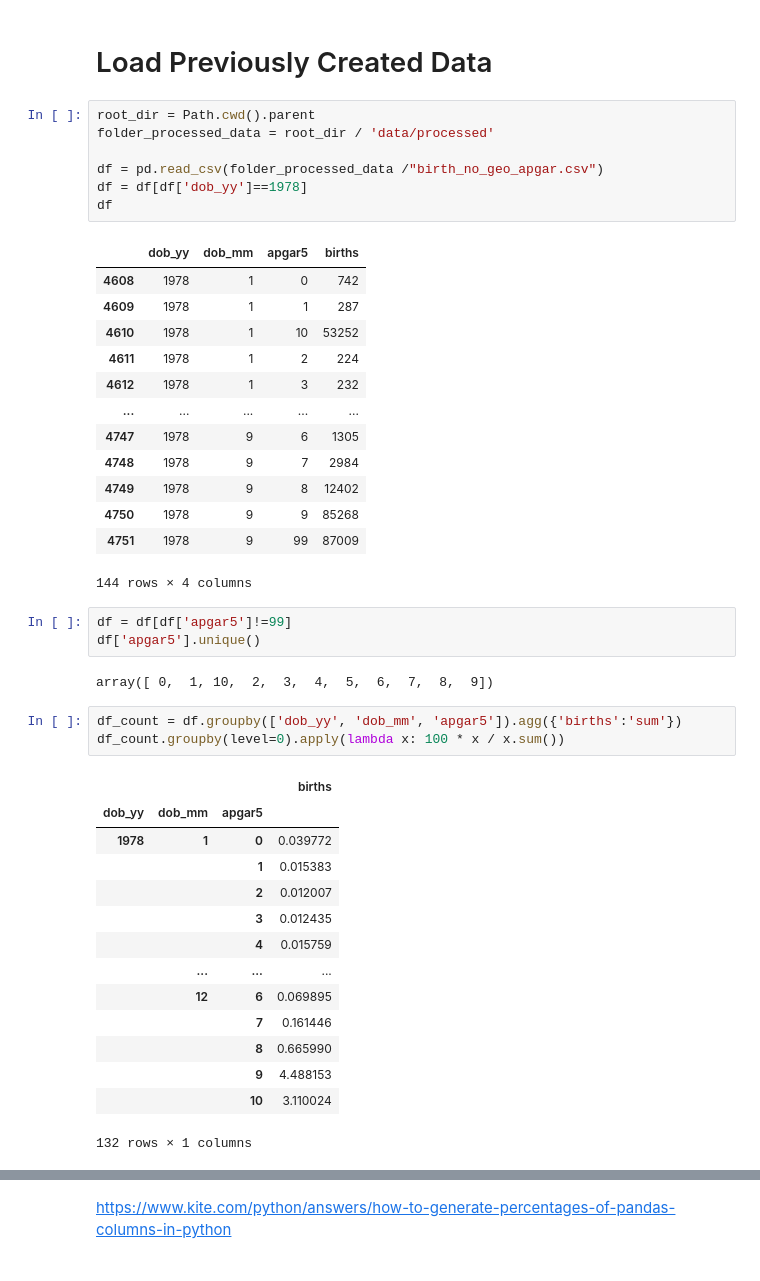
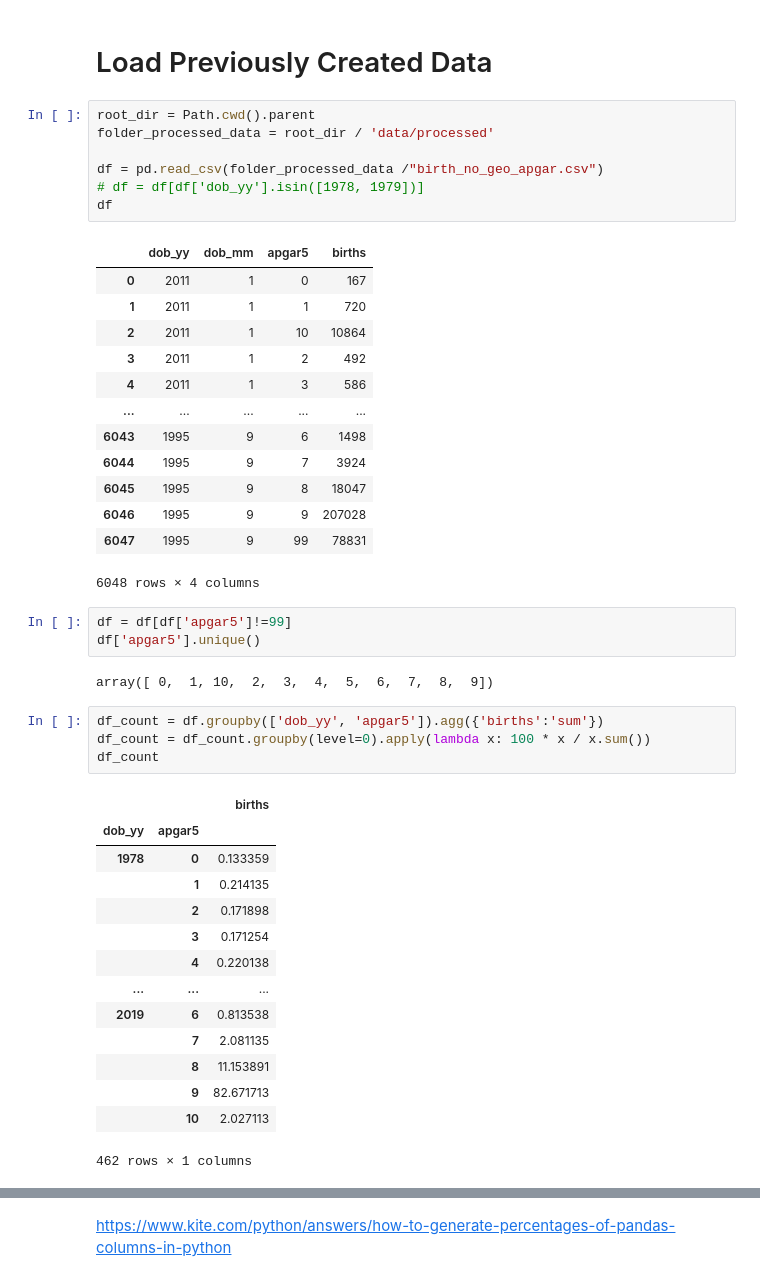
Before and after one commit to tvhahn/cdc-birth-data, a Jupyter notebook: notebooks/1.0-explore-apgar.ipynb, the cells around one changed output, grey strips where cells are left out. Drawn from its saved outputs; the diff is of its cells as text.

Commit message:
looking at apgar over years

```diff
--- a/notebooks/1.0-explore-apgar.ipynb
+++ b/notebooks/1.0-explore-apgar.ipynb
@@ -143,42 +143,43 @@ root_dir = Path.cwd().parent
 folder_processed_data = root_dir / 'data/processed'
 
 df = pd.read_csv(folder_processed_data /"birth_no_geo_apgar.csv")
-df = df[df['dob_yy']==1978]
+# df = df[df['dob_yy'].isin([1978, 1979])]
 df
 # %% [output]
 |  | dob_yy | dob_mm | apgar5 | births |
-| 4608 | 1978 | 1 | 0 | 742 |
-| 4609 | 1978 | 1 | 1 | 287 |
-| 4610 | 1978 | 1 | 10 | 53252 |
-| 4611 | 1978 | 1 | 2 | 224 |
-| 4612 | 1978 | 1 | 3 | 232 |
+| 0 | 2011 | 1 | 0 | 167 |
+| 1 | 2011 | 1 | 1 | 720 |
+| 2 | 2011 | 1 | 10 | 10864 |
+| 3 | 2011 | 1 | 2 | 492 |
+| 4 | 2011 | 1 | 3 | 586 |
 | ... | ... | ... | ... | ... |
-| 4747 | 1978 | 9 | 6 | 1305 |
-| 4748 | 1978 | 9 | 7 | 2984 |
-| 4749 | 1978 | 9 | 8 | 12402 |
-| 4750 | 1978 | 9 | 9 | 85268 |
-| 4751 | 1978 | 9 | 99 | 87009 |
+| 6043 | 1995 | 9 | 6 | 1498 |
+| 6044 | 1995 | 9 | 7 | 3924 |
+| 6045 | 1995 | 9 | 8 | 18047 |
+| 6046 | 1995 | 9 | 9 | 207028 |
+| 6047 | 1995 | 9 | 99 | 78831 |
-144 rows × 4 columns
+6048 rows × 4 columns
 # %%
 df = df[df['apgar5']!=99]
 df['apgar5'].unique()
 # %% [output]
 array([ 0,  1, 10,  2,  3,  4,  5,  6,  7,  8,  9])
 # %%
-df_count = df.groupby(['dob_yy', 'dob_mm', 'apgar5']).agg({'births':'sum'})
-df_count.groupby(level=0).apply(lambda x: 100 * x / x.sum())
+df_count = df.groupby(['dob_yy', 'apgar5']).agg({'births':'sum'})
+df_count = df_count.groupby(level=0).apply(lambda x: 100 * x / x.sum())
+df_count
 # %% [output]
-|  |  |  | births |
-| dob_yy | dob_mm | apgar5 |  |
-| 1978 | 1 | 0 | 0.039772 |
-|  |  | 1 | 0.015383 |
-|  |  | 2 | 0.012007 |
-|  |  | 3 | 0.012435 |
-|  |  | 4 | 0.015759 |
-|  | ... | ... | ... |
-|  | 12 | 6 | 0.069895 |
-|  |  | 7 | 0.161446 |
-|  |  | 8 | 0.665990 |
-|  |  | 9 | 4.488153 |
-|  |  | 10 | 3.110024 |
+|  |  | births |
+| dob_yy | apgar5 |  |
+| 1978 | 0 | 0.133359 |
+|  | 1 | 0.214135 |
+|  | 2 | 0.171898 |
+|  | 3 | 0.171254 |
+|  | 4 | 0.220138 |
+| ... | ... | ... |
+| 2019 | 6 | 0.813538 |
+|  | 7 | 2.081135 |
+|  | 8 | 11.153891 |
+|  | 9 | 82.671713 |
+|  | 10 | 2.027113 |
-132 rows × 1 columns
+462 rows × 1 columns
```
Also changed, not shown: parts of 9 cells of this notebook.
